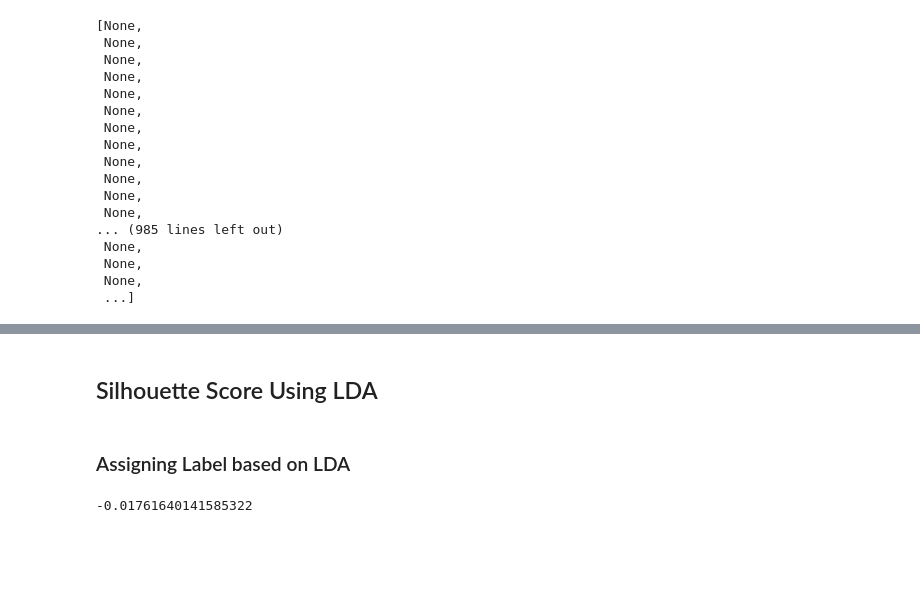
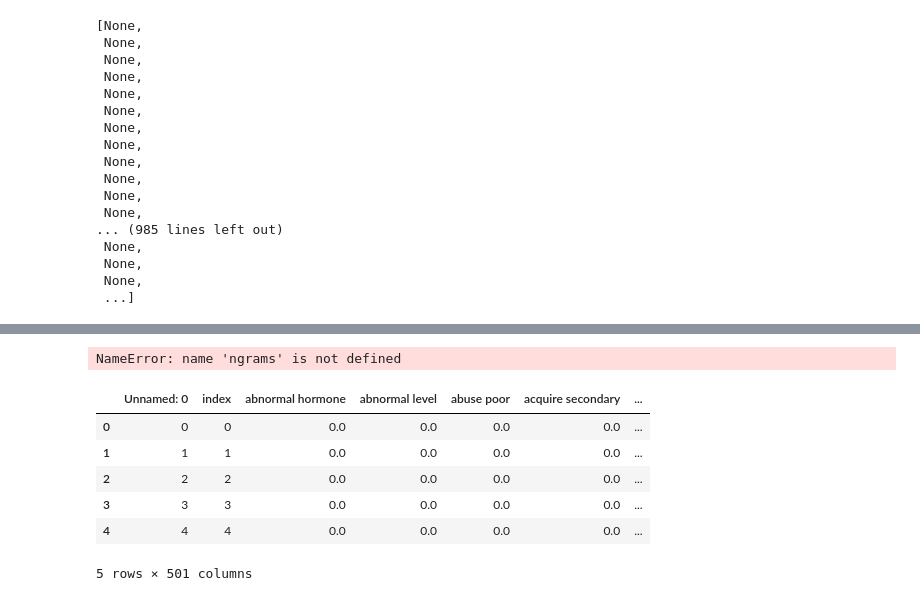
Before and after one commit to cpollack736/facebook_obesity_covid19, a Jupyter notebook: clustering_post_level.ipynb, the cells around one changed output, grey strips where cells are left out. Saved outputs shown, nothing was run; the diff lists cells and outputs as text; code cells hidden in the pictures; blank space fills up the shorter version.

```diff
--- a/clustering_post_level.ipynb
+++ b/clustering_post_level.ipynb
@@ -291,4 +137,0 @@ silhouette_score(pca_matrix,
-# %% [markdown]
-## Silhouette Score Using LDA
-# %% [markdown]
-### Assigning Label based on LDA
@@ -300,7 +138,14 @@ test["lda_topic"] = test.loc[:, "topic_1":"topic_4"].idxmax(axis=1)
-# %%
-silhouette_score(pca_matrix,
-                 test.lda_topic,
-                 sample_size = 6299,
-                 random_state = 110295) #10% of data, silhouette score = -0.02
-# %% [output]
--0.01761640141585322
+# %%
+dat_obesity["tokens_bigrams"] = dat_obesity.processed_text.apply(lambda row: list(map(bigrams, row)))
+# %% [output]
+NameError: name 'ngrams' is not defined
+# %%
+dat_obesity.head()
+# %% [output]
+|  | Unnamed: 0 | index | abnormal hormone | abnormal level | abuse poor | acquire secondary | ... |
+| 0 | 0 | 0 | 0.0 | 0.0 | 0.0 | 0.0 | ... |
+| 1 | 1 | 1 | 0.0 | 0.0 | 0.0 | 0.0 | ... |
+| 2 | 2 | 2 | 0.0 | 0.0 | 0.0 | 0.0 | ... |
+| 3 | 3 | 3 | 0.0 | 0.0 | 0.0 | 0.0 | ... |
+| 4 | 4 | 4 | 0.0 | 0.0 | 0.0 | 0.0 | ... |
+5 rows × 501 columns
```
Also changed, not shown: parts of 45 cells of this notebook, 2 other files.
